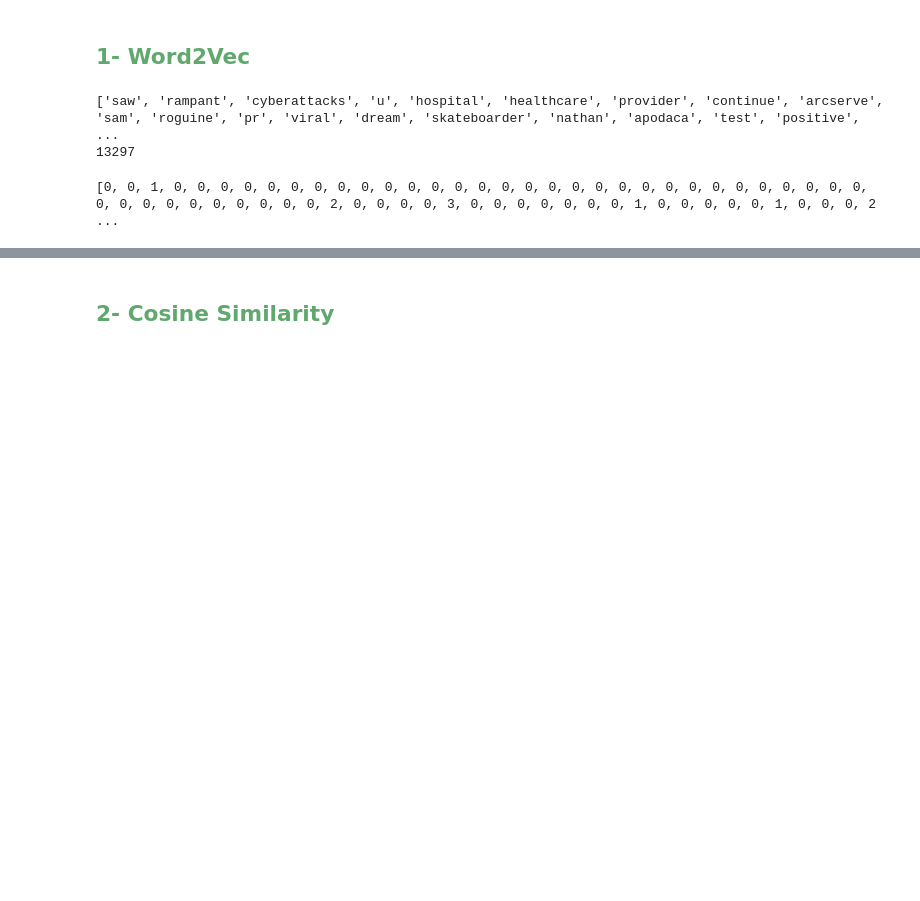
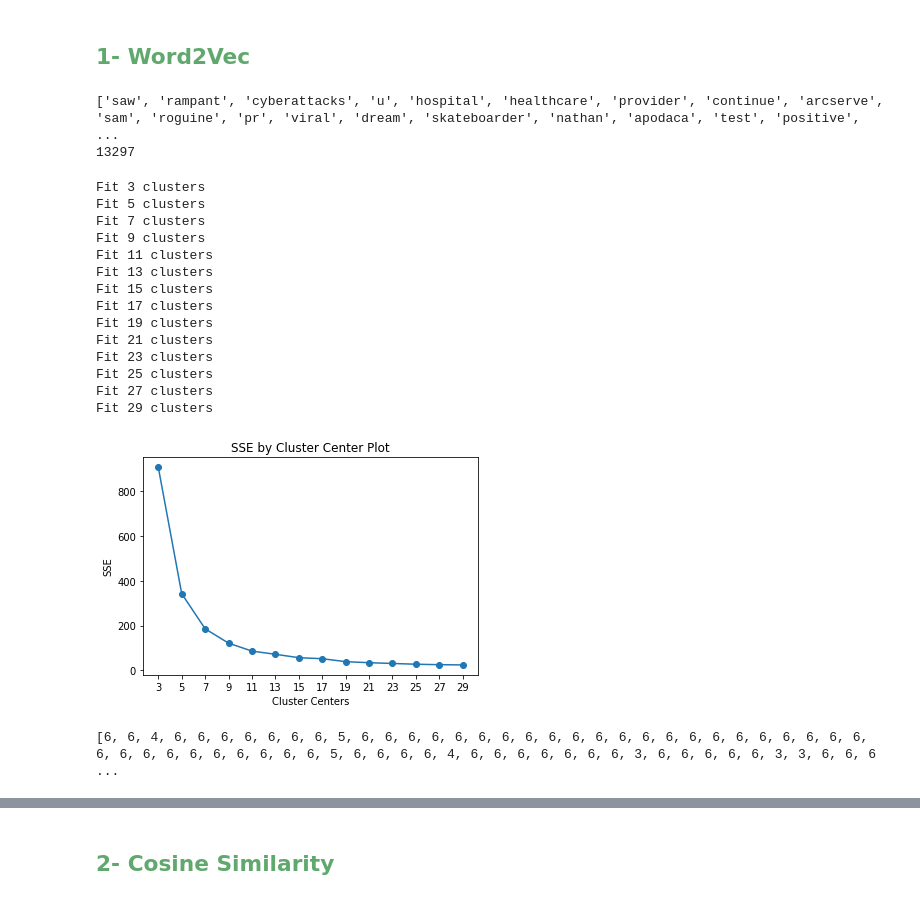
Before and after one commit to GhazwaMa/Tweets-analysis, a Jupyter notebook: NLP+Clustering.ipynb, the cells around one changed output, grey strips where cells are left out. Cells and saved outputs as stored; diff of their text form; code cells hidden in the pictures; blank space fills up the shorter version.

```diff
--- a/NLP+Clustering.ipynb
+++ b/NLP+Clustering.ipynb
@@ -220,3 +220,40 @@ print (len(list(model.wv.vocab)))
 13297
 # %%
 X = model[model.wv.vocab]
+# %%
+from sklearn.cluster import KMeans
+from kneed import KneeLocator
+#Finding Optimal Clusters
+sse = []
+def find_optimal_clusters(data, max_k):
+    iters = range(3, max_k+1, 2)
+
+    sse = []
+    for k in iters:
+        sse.append(KMeans(n_clusters=k, init='k-means++', max_iter=100, n_init=1).fit(data).inertia_)
+        print('Fit {} clusters'.format(k))
+
+    f, ax = plt.subplots(1, 1)
+    ax.plot(iters, sse, marker='o')
+    ax.set_xlabel('Cluster Centers')
+    ax.set_xticks(iters)
+    ax.set_xticklabels(iters)
+    ax.set_ylabel('SSE')
+    ax.set_title('SSE by Cluster Center Plot')
+find_optimal_clusters(X, 30)
+# %% [output]
+Fit 3 clusters
+Fit 5 clusters
+Fit 7 clusters
+Fit 9 clusters
+Fit 11 clusters
+Fit 13 clusters
+Fit 15 clusters
+Fit 17 clusters
+Fit 19 clusters
+Fit 21 clusters
+Fit 23 clusters
+Fit 25 clusters
+Fit 27 clusters
+Fit 29 clusters
+[figure, added]
@@ -223,12 +264,12 @@ X = model[model.wv.vocab]
 # %%
 from nltk.cluster import KMeansClusterer
 import nltk
-NUM_CLUSTERS=5
+NUM_CLUSTERS=7
 kclusterer = KMeansClusterer(NUM_CLUSTERS, distance=nltk.cluster.util.cosine_distance, repeats=25)
 assigned_clusters = kclusterer.cluster(X, assign_clusters=True)
 print (assigned_clusters)
 # %% [output]
-[0, 0, 1, 0, 0, 0, 0, 0, 0, 0, 0, 0, 0, 0, 0, 0, 0, 0, 0, 0, 0, 0, 0, 0, 0, 0, 0, 0, 0, 0, 0, 0, 0, 0, 0, 0, 0, 0, 0, 0, 0, 0, 0, 2, 0, 0, 0, 0, 3, 0, 0, 0, 0, 0, 0, 0, 1, 0, 0, 0, 0, 0, 1, 0, 0, 0, 2 ...
+[6, 6, 4, 6, 6, 6, 6, 6, 6, 6, 5, 6, 6, 6, 6, 6, 6, 6, 6, 6, 6, 6, 6, 6, 6, 6, 6, 6, 6, 6, 6, 6, 6, 6, 6, 6, 6, 6, 6, 6, 6, 6, 6, 5, 6, 6, 6, 6, 4, 6, 6, 6, 6, 6, 6, 6, 3, 6, 6, 6, 6, 6, 3, 3, 6, 6, 6 ...
 # %%
 words = list(model.wv.vocab)
 for i, word in enumerate(words):
```
Also changed, not shown: parts of 8 cells of this notebook.
